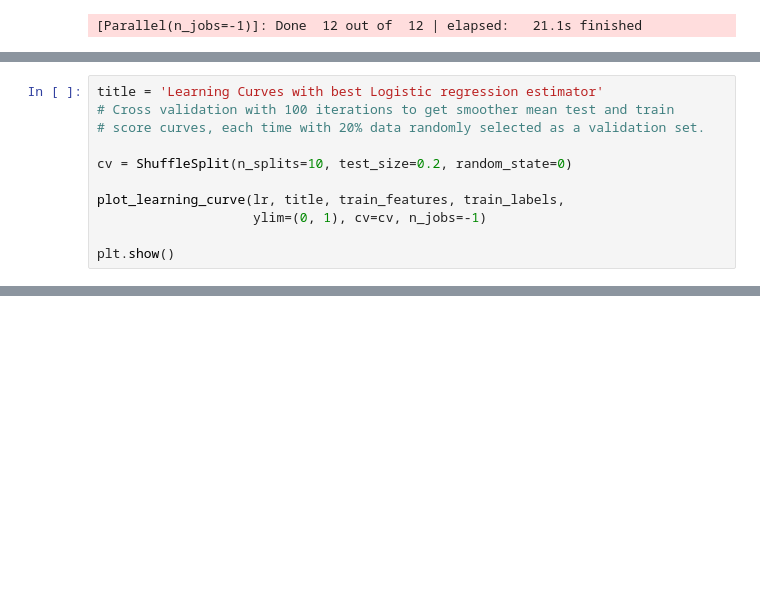
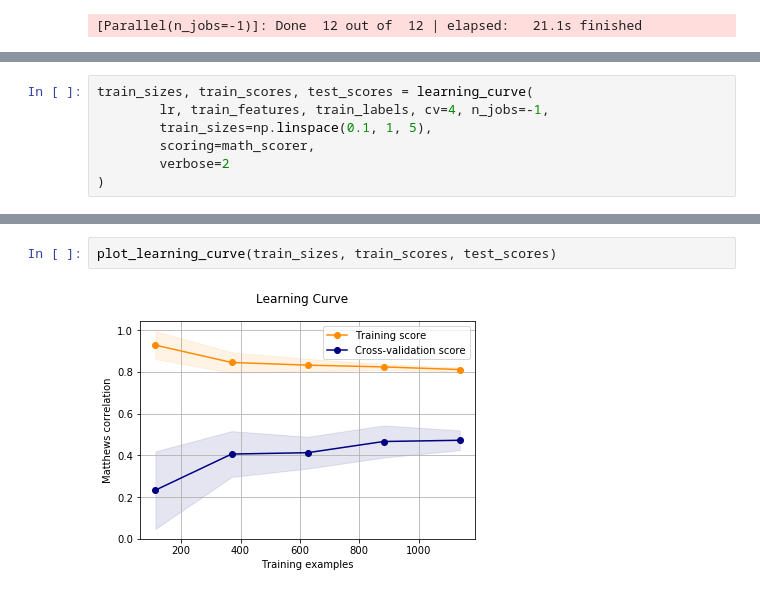
Before and after one commit to trnoriega/chemproject, a Jupyter notebook: estimator_analysis.ipynb, the cells around one changed output, grey strips where cells are left out. Drawn from its saved outputs; the diff is of its cells as text; blank space fills up the shorter version.

Commit message:
Clean learning curve plotting.

```diff
--- a/estimator_analysis.ipynb
+++ b/estimator_analysis.ipynb
@@ -274,11 +272,0 @@ def plot_learning_curve(estimator, title, X, y, ylim=None, cv=None,
-# %%
-title = 'Learning Curves with best Logistic regression estimator'
-# Cross validation with 100 iterations to get smoother mean test and train
-# score curves, each time with 20% data randomly selected as a validation set.
-
-cv = ShuffleSplit(n_splits=10, test_size=0.2, random_state=0)
-
-plot_learning_curve(lr, title, train_features, train_labels,
-                    ylim=(0, 1), cv=cv, n_jobs=-1)
-
-plt.show()
@@ -286,0 +273,7 @@ plt.show()
+# %%
+train_sizes, train_scores, test_scores = learning_curve(
+        lr, train_features, train_labels, cv=4, n_jobs=-1,
+        train_sizes=np.linspace(0.1, 1, 5),
+        scoring=math_scorer,
+        verbose=2
+)
@@ -286,0 +315,4 @@ plt.show()
+# %%
+plot_learning_curve(train_sizes, train_scores, test_scores)
+# %% [output]
+[figure, added]
```
Also changed, not shown: parts of 5 cells of this notebook.
